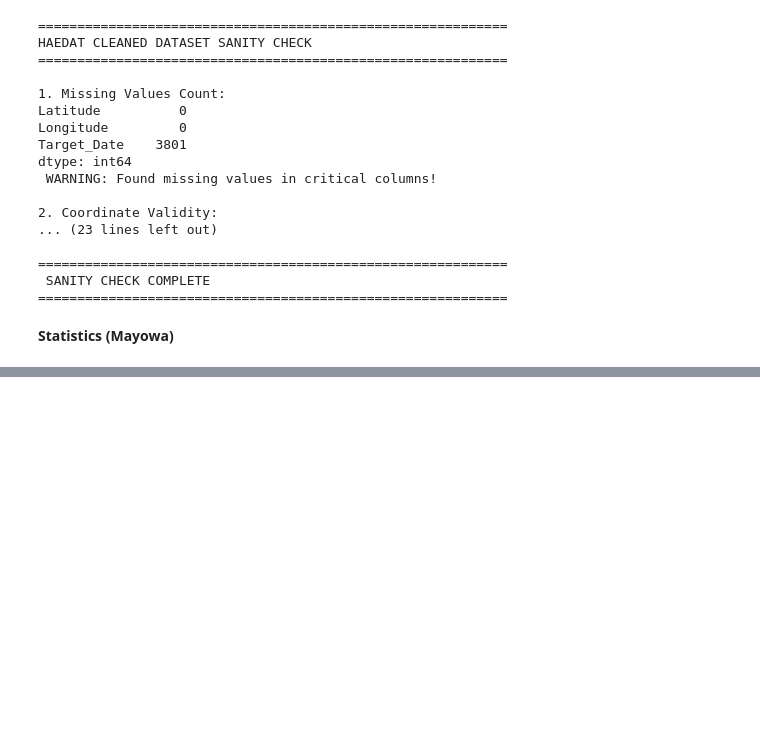
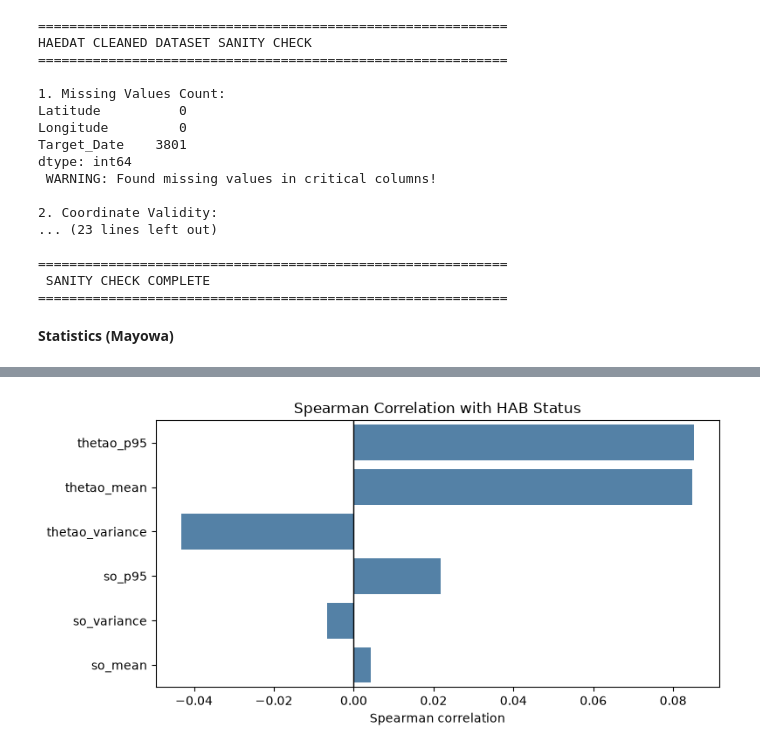
Before and after one commit to Break-Through-Tech/Oregon-State-University-1A-forecasting-risk-of-harmful-algal-blooms-in-coastal-marine-ecosystems, a Jupyter notebook: notebooks/OSU1A.ipynb, the cells around one changed output, grey strips where cells are left out. Saved outputs shown, nothing was run; the diff lists cells and outputs as text; code cells hidden in the pictures; blank space fills up the shorter version.

Commit message:
Added edato find correlation

```diff
--- a/notebooks/OSU1A.ipynb
+++ b/notebooks/OSU1A.ipynb
@@ -473,0 +724,25 @@ INFO - 2026-09-29T20:07:29Z - Selected dataset part: "default"
+# %%
+
+plot_data = correlation_table.set_index("feature")[
+    ["spearman_correlation"]
+]
+
+plt.figure(figsize=(8, 4))
+
+sns.barplot(
+    data=plot_data.reset_index(),
+    x="spearman_correlation",
+    y="feature",
+    color="steelblue",
+)
+
+plt.axvline(0, color="black", linewidth=1)
+plt.title("Spearman Correlation with HAB Status")
+plt.xlabel("Spearman correlation")
+plt.ylabel("")
+plt.tight_layout()
+plt.show()
+
+#It appears that thetao_p95 and thetao_mean has the highest correlation with HAB status, which is from sea temperature.
+# %% [output]
+[figure, added]
```
Also changed, not shown: parts of 8 cells of this notebook, 1 other file.
